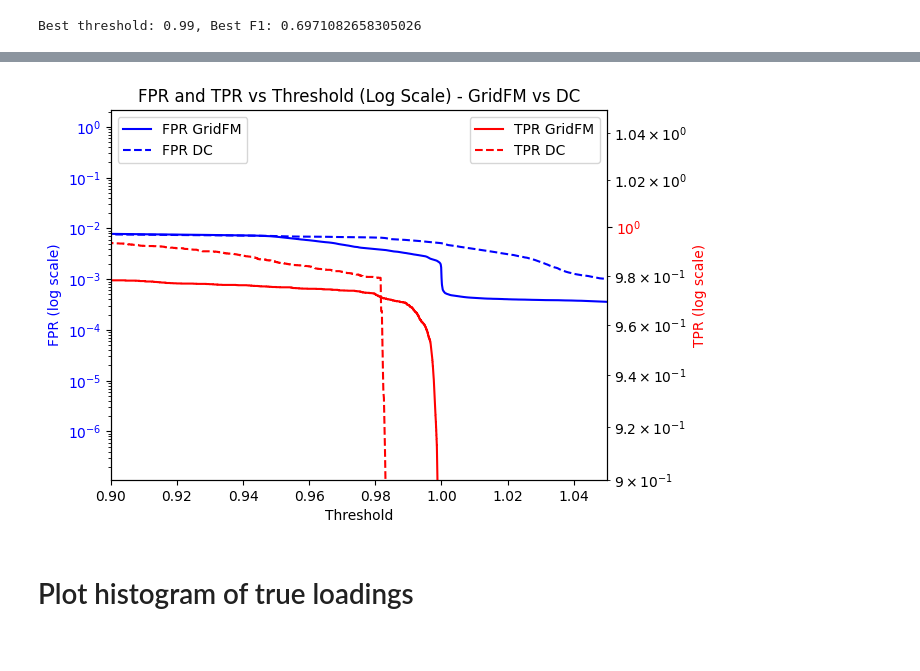
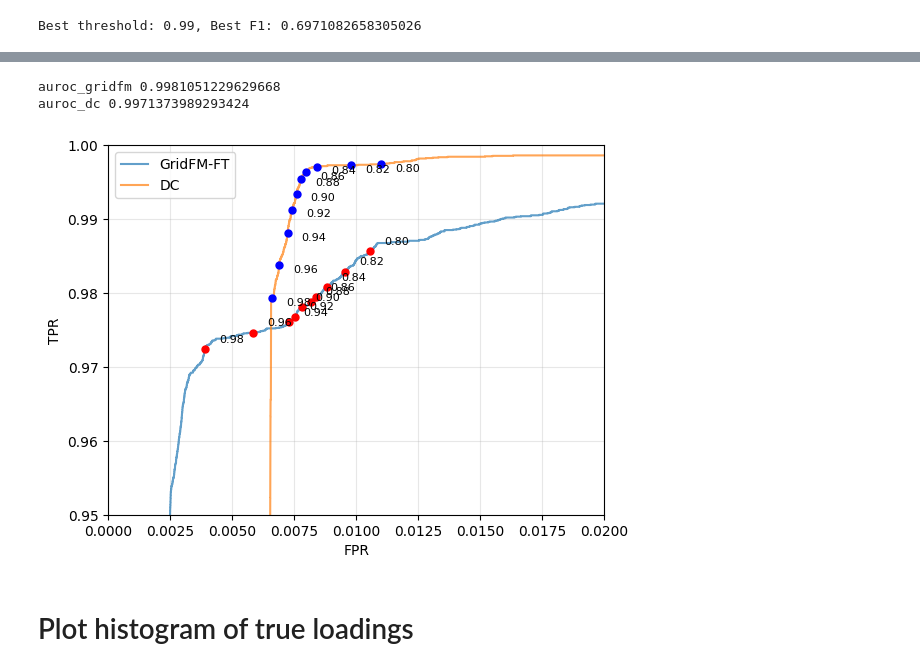
Before and after one commit to gridfm/gridfm-datakit, a Jupyter notebook: notebooks/post_processing.ipynb, the cells around one changed output, grey strips where cells are left out. Cells and saved outputs as stored; diff of their text form; code cells hidden in the pictures.

```diff
--- a/notebooks/post_processing.ipynb
+++ b/notebooks/post_processing.ipynb
@@ -285,32 +397,50 @@ plt.show()
-# %%
-
-# Plot FPR on a log scale
-fig, ax1 = plt.subplots()
-
-ax1.plot(thresholds_gridfm, fpr_gridfm, label="FPR GridFM", color='blue')
-ax1.plot(thresholds_dc, fpr_dc, label="FPR DC", color='blue', linestyle='--')
-ax1.set_xlabel("Threshold")
-ax1.set_ylabel("FPR (log scale)", color='blue')
-ax1.set_yscale('log')  # log scale for FPR
-ax1.tick_params(axis='y', labelcolor='blue')
-ax1.set_xlim(0.90, 1.05)
-
-# Create a second y-axis for TPR
-ax2 = ax1.twinx()
-ax2.plot(thresholds_gridfm, tpr_gridfm, label="TPR GridFM", color='red')
-ax2.plot(thresholds_dc, tpr_dc, label="TPR DC", color='red', linestyle='--')
-ax2.set_ylabel("TPR (log scale)", color='red')
-ax2.set_yscale('log')  # log scale for TPR
-ax2.tick_params(axis='y', labelcolor='red')
-ax2.set_ylim(0.90, 1.05)
-
-# Add legends
-ax1.legend(loc='upper left')
-ax2.legend(loc='upper right')
-
-plt.title("FPR and TPR vs Threshold (Log Scale) - GridFM vs DC")
-plt.show()
-# %% [output]
-[figure, removed]
+# %%
+import matplotlib.pyplot as plt
+from sklearn.metrics import roc_curve, auc
+import numpy as np
+
+fpr_gridfm, tpr_gridfm, thresholds_gridfm = roc_curve(overloadings, loadings_pred[removed_lines==False])
+fpr_dc, tpr_dc, thresholds_dc = roc_curve(overloadings, loadings_dc[removed_lines==False])
+
+# Plot main ROC curves
+plt.plot(fpr_gridfm, tpr_gridfm, label="GridFM-FT", alpha=0.7)
+plt.plot(fpr_dc, tpr_dc, label="DC", alpha=0.7)
+
+# Add threshold points for GridFM
+target_thresholds = np.arange(0.80, 1.00, 0.02)
+for threshold in target_thresholds:
+    # Find the closest threshold value in thresholds_gridfm
+    idx_gridfm = np.abs(thresholds_gridfm - threshold).argmin()
+    plt.plot(fpr_gridfm[idx_gridfm], tpr_gridfm[idx_gridfm], 'ro', markersize=5)
+    plt.annotate(f'{threshold:.2f}',
+                (fpr_gridfm[idx_gridfm], tpr_gridfm[idx_gridfm]),
+                xytext=(10, 5), textcoords='offset points',
+                fontsize=8)
+
+# Add threshold points for DC
+for threshold in target_thresholds:
+    # Find the closest threshold value in thresholds_dc
+    idx_dc = np.abs(thresholds_dc - threshold).argmin()
+    plt.plot(fpr_dc[idx_dc], tpr_dc[idx_dc], 'bo', markersize=5)
+    plt.annotate(f'{threshold:.2f}',
+                (fpr_dc[idx_dc], tpr_dc[idx_dc]),
+                xytext=(10, -5), textcoords='offset points',
+                fontsize=8)
+
+plt.xlabel("FPR")
+plt.ylabel("TPR")
+plt.xlim(0, 0.02)
+plt.ylim(0.95, 1)
+plt.legend()
+plt.grid(True, alpha=0.3)
+
+print("auroc_gridfm", auc(fpr_gridfm, tpr_gridfm))
+print("auroc_dc", auc(fpr_dc, tpr_dc))
+
+plt.savefig("fpr_tpr.pdf")
+# %% [output]
+auroc_gridfm 0.9981051229629668
+auroc_dc 0.9971373989293424
+[figure, added]
 # %% [markdown]
 # Plot histogram of true loadings
```
Also changed, not shown: parts of 34 cells of this notebook, 1 other file.
